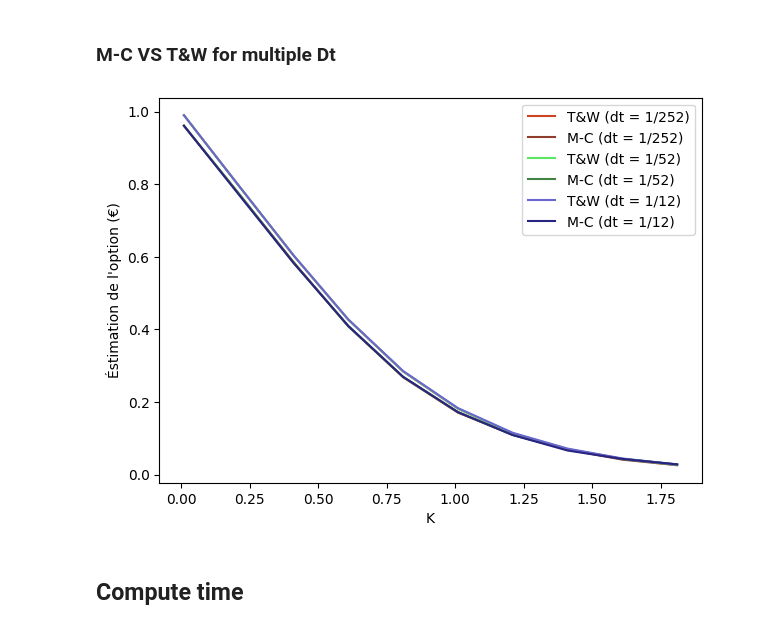
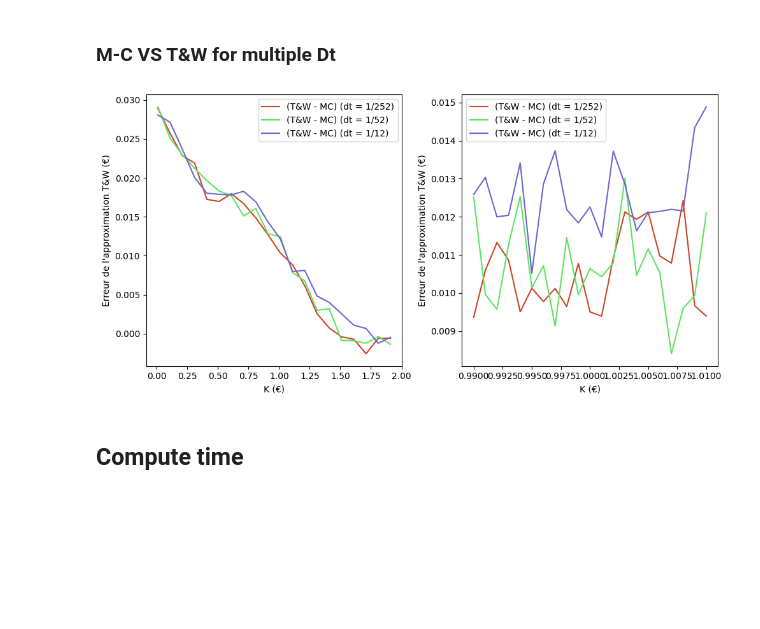
Before and after one commit to Sh3xe/asian-option-pricing, a Jupyter notebook: pricing.ipynb, the cells around one changed output. Saved outputs shown, nothing was run; the diff lists cells and outputs as text; code cells hidden in the pictures; blank space fills up the shorter version.

```diff
--- a/pricing.ipynb
+++ b/pricing.ipynb
@@ -324,14 +338,24 @@ plt.show()
 # %% [markdown]
 ### Ploting T&W for multiple Dt
 # %%
-K_range = np.arange(0.01, 2.0, 0.2)
 subdiv_values = [252, 52, 12]
 
-plt.plot(K_range, call_asian_bs_tnw_con_vec(r, sig, T, S0, K_range), label="dt=0")
+fig, axs = plt.subplots(1, 2, figsize=(10, 5))
+axs[0].plot(K_range, call_asian_bs_tnw_con_vec(r, sig, T, S0, K_range), label="dt=0")
+axs[1].plot(K_range_zoom, call_asian_bs_tnw_con_vec(r, sig, T, S0, K_range_zoom), label="dt=0")
 for subdivs in subdiv_values:
 	num_subdivs = T*subdivs
-	plt.plot(K_range, call_asian_bs_tnw_dis_vec(r, sig, T, S0, K_range, num_subdivs), label=f"dt=1/{subdivs}")
-plt.legend()
-plt.savefig("figures/tnw_dts.png", dpi=IMG_DPI)
+	axs[0].plot(K_range, call_asian_bs_tnw_dis_vec(r, sig, T, S0, K_range, num_subdivs), label=f"dt=1/{subdivs}")
+	axs[1].plot(K_range_zoom, call_asian_bs_tnw_dis_vec(r, sig, T, S0, K_range_zoom, num_subdivs), label=f"dt=1/{subdivs}")
+
+axs[0].set_xlabel("K (€)")
+axs[1].set_xlabel("K (€)")
+axs[0].set_ylabel("Estimation de l'option (€)")
+axs[1].set_ylabel("Estimation de l'option (€)")
+axs[0].legend()
+axs[1].legend()
+
+plt.tight_layout()
+plt.savefig("figures/tnw_dts_pls_zoom.png", dpi=IMG_DPI)
 plt.show()
 # %% [output]
@@ -339,28 +363,34 @@ plt.show()
 # %% [markdown]
 ### M-C VS T&W for multiple Dt
 # %%
-K_range = np.arange(0.01, 2.0, 0.2)
+num_paths = 4500
 call_ctrl = np.vectorize(call_asian_bs_mc_ctrl)
 subdiv_vals = [252, 52, 12]
 tnw_cols = [RED, GREEN, BLUE]
-mc_cols = [DARK_RED, DARK_GREEN, DARK_BLUE]
 
+fig, axs = plt.subplots(1, 2, figsize=(10, 5))
 for i in range(len(subdiv_values)):
     subdiv = subdiv_vals[i]
 
     num_subdivs = T*subdiv
     tnw_vals = call_asian_bs_tnw_dis_vec(r, sig, T, S0, K_range, num_subdivs)
     mc_vals = call_ctrl(r, sig, T, S0, K_range, num_subdivs, num_paths)[0]
-    plt.plot(K_range, tnw_vals, label=f"T&W (dt = 1/{subdiv})", c=tnw_cols[i])
-    plt.plot(K_range, mc_vals, label=f"M-C (dt = 1/{subdiv})", c=mc_cols[i])
+    tnw_vals_zoom = call_asian_bs_tnw_dis_vec(r, sig, T, S0, K_range_zoom, num_subdivs)
+    mc_vals_zoom = call_ctrl(r, sig, T, S0, K_range_zoom, num_subdivs, num_paths)[0]
+    axs[0].plot(K_range, tnw_vals - mc_vals, label=f"(T&W - MC) (dt = 1/{subdiv})", c=tnw_cols[i])
+    axs[1].plot(K_range_zoom, tnw_vals_zoom - mc_vals_zoom, label=f"(T&W - MC) (dt = 1/{subdiv})", c=tnw_cols[i])
 
-plt.xlabel("K")
-plt.ylabel("Éstimation de l'option (€)")
-plt.legend()
+axs[0].set_xlabel("K (€)")
+axs[0].set_ylabel("Erreur de l'approximation T&W (€)")
+axs[0].legend()
+axs[1].set_xlabel("K (€)")
+axs[1].set_ylabel("Erreur de l'approximation T&W (€)")
+axs[1].legend()
+plt.tight_layout()
 plt.savefig("figures/mc_vs_tnw_dts.png", dpi=IMG_DPI)
 plt.show()
 # %% [output]
-[figure, old version]
+[figure, new version]
 # %% [markdown]
 ## Compute time
 # %%
```
Also changed, not shown: parts of 9 cells of this notebook.
